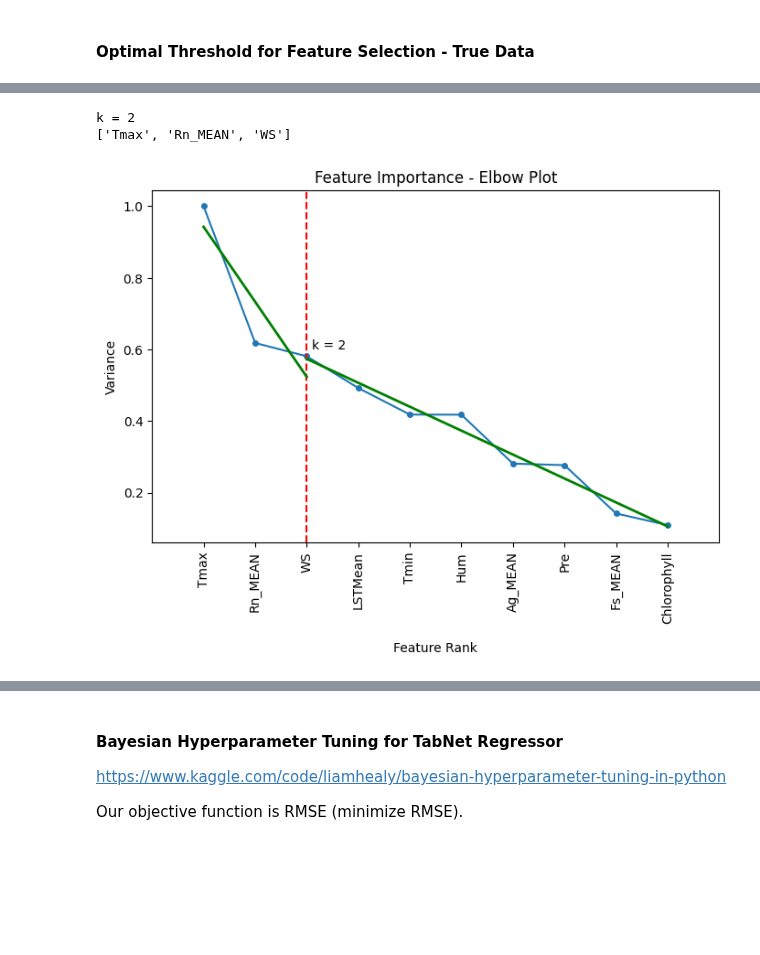
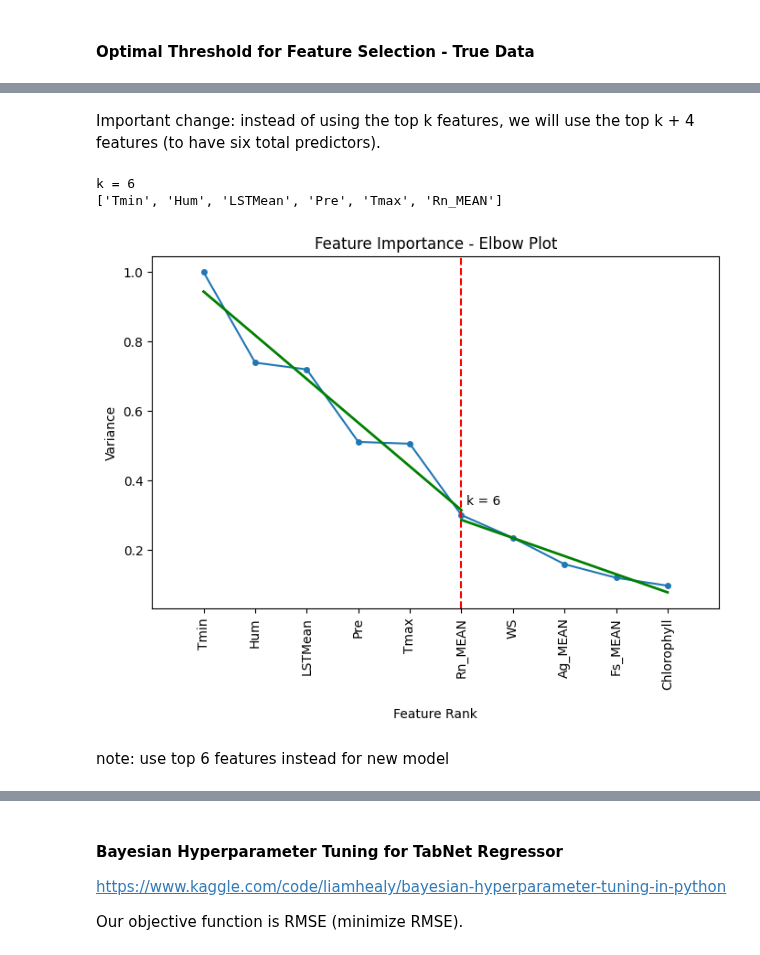
Before and after one commit to Amoreno73/wnv_embeddings, a Jupyter notebook: notebooks/true-data-shap-ranking.ipynb, the cells around one changed output, grey strips where cells are left out. Cells and saved outputs as stored; diff of their text form; code cells hidden in the pictures; blank space fills up the shorter version.

Commit message:
finished model optimization

```diff
--- a/notebooks/true-data-shap-ranking.ipynb
+++ b/notebooks/true-data-shap-ranking.ipynb
@@ -637,3 +533,5 @@ df_elbow
+# %% [markdown]
+Important change: instead of using the top k features, we will use the top k + 4 features (to have six total predictors).
 # %%
 sorted_features = df_elbow["Overall"].sort_values(ascending=False)
 x = range(1, len(sorted_features)+1)
@@ -642,46 +540,49 @@ k = kneedle.knee
 print(f"k = {k}")
 
 df_sorted = df_elbow.sort_values("Overall", ascending=False)
-top_features = df_sorted["Feature"].iloc[:k+1].tolist()
+# top k + 4 features = six total features
+top_features = df_sorted["Feature"].iloc[:k].tolist()
 print(top_features)
 # %% [output]
-k = 2
-['Tmax', 'Rn_MEAN', 'WS']
+k = 6
+['Tmin', 'Hum', 'LSTMean', 'Pre', 'Tmax', 'Rn_MEAN']
 # %%
 vals = df_elbow["Overall"].sort_values(ascending=False).values
 features = df_sorted["Feature"].tolist()
 
 plt.figure(figsize=(8,5))
 plt.plot(range(1, len(vals)+1), vals, marker='o',markersize=4)
 plt.xticks(range(1, len(vals)+1), features, rotation=90)
 
-plt.axvline(x=3,linestyle="--",color="red")
+plt.axvline(x=k,linestyle="--",color="red")
 
-plt.text(3.1, vals[0]*0.60, "k = 2", rotation=0)
+plt.text(k + 0.1, vals[0]*0.33, f"k = {k}", rotation=0)
 plt.xlim(0, len(vals)+1)
 
 plt.xlabel("Feature Rank", labelpad=15)
 plt.ylabel("Variance")
 plt.title("Feature Importance - Elbow Plot")
 
 # this wil help with interpretability
 # array range for slope range
 x = np.arange(1, len(vals)+1)
-x_1 = x[:3]
-y_1 = vals[:3]
+x_1 = x[:k]
+y_1 = vals[:k]
 coef1 = np.polyfit(x_1, y_1, 1)
 line1 = np.poly1d(coef1)
 plt.plot(x_1, line1(x_1), color="green", linewidth=2)
 
-x_2 = x[2:]
-y_2 = vals[2:]
+x_2 = x[k-1:]
+y_2 = vals[k-1:]
 coef2 = np.polyfit(x_2, y_2, 1)
 line2 = np.poly1d(coef2)
 plt.plot(x_2, line2(x_2), color="green", linewidth=2)
 
 plt.show()
 # %% [output]
-[figure, old version]
+[figure, new version]
+# %% [markdown]
+note: use top 6 features instead for new model
 # %%
 print(f"Number of features in the final model: {len(top_features)}")
 print(top_features)
```
Also changed, not shown: parts of 66 cells of this notebook, 46 other files.
